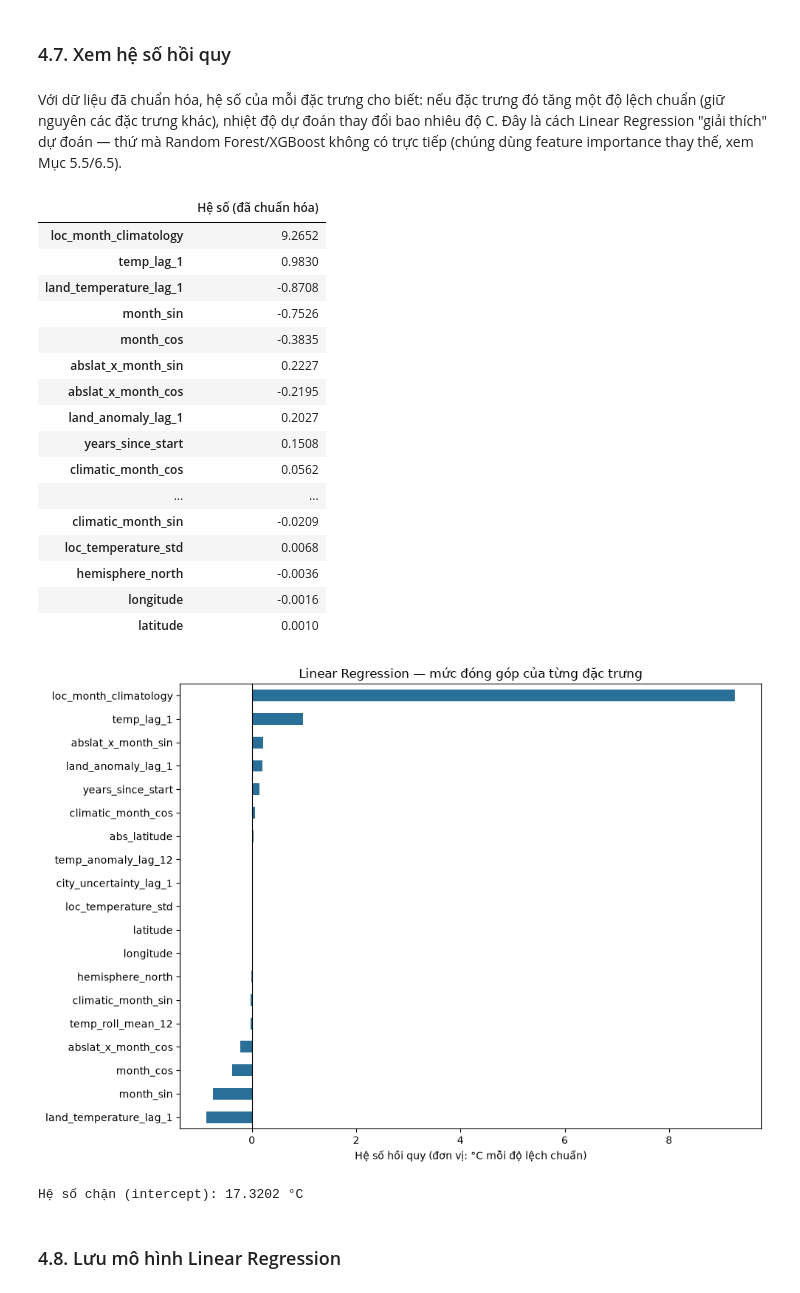
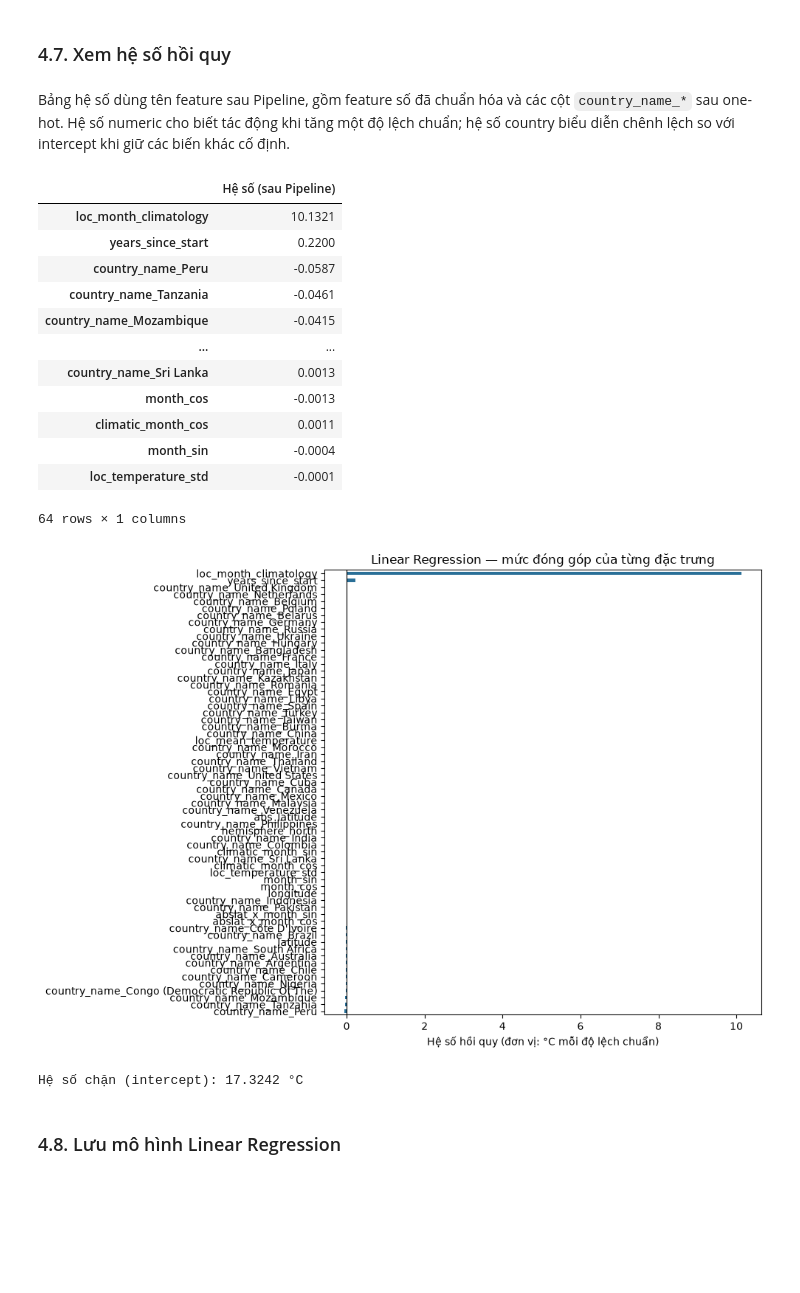
Before and after one commit to Sekaiiii1/Global-Surface-Temperature-Analysis, a Jupyter notebook: notebooks_v1/06_machine_learning.ipynb, the cells around one changed output. Saved outputs shown, nothing was run; the diff lists cells and outputs as text; code cells hidden in the pictures; blank space fills up the shorter version.

```diff
--- a/notebooks_v1/06_machine_learning.ipynb
+++ b/notebooks_v1/06_machine_learning.ipynb
@@ -250,7 +275,7 @@ if df['hemisphere_north'].dtype != 'int8':
     df['hemisphere_north'] = df['hemisphere_north'].astype('bool').astype('int8')
 
 numeric_columns = [TARGET_COLUMN] + [
-    name for name in FEATURE_NAMES if name != 'hemisphere_north'
+    name for name in NUMERIC_FEATURES if name != 'hemisphere_north'
 ]
 for column in numeric_columns:
     df[column] = df[column].astype('float32')
@@ -355,15 +372,13 @@ Việc loại bỏ được thực hiện **trong từng nhãn `data_split`**,
 # %%
-rows_before = df.groupby('data_split', observed=True).size()
+required_columns = X_ALL_COLUMNS + [Y_COLUMN]
+missing_rows = df[required_columns].isna().any(axis=1)
+if missing_rows.any():
+    missing_by_column = df.loc[missing_rows, required_columns].isna().sum()
+    raise RuntimeError(
+        'Data contract mới không cho phép missing trong feature/target. '
+        + str(missing_by_column[missing_by_column.gt(0)].to_dict())
+    )
 
-df_clean = df.dropna(subset=X_ALL_COLUMNS + [Y_COLUMN]).reset_index(drop=True)
-
-rows_after = df_clean.groupby('data_split', observed=True).size()
-
-comparison = pd.DataFrame({'Trước': rows_before, 'Sau': rows_after})
-comparison['Đã loại'] = comparison['Trước'] - comparison['Sau']
-comparison['Tỷ lệ loại (%)'] = (comparison['Đã loại'] / comparison['Trước'] * 100).round(2)
-display(comparison)
-
-print(f'Tổng số dòng: {len(df):,} → {len(df_clean):,} '
-      f'(loại {len(df) - len(df_clean):,} dòng, {(1 - len(df_clean) / len(df)):.2%}).')
+df_clean = df.copy()
+print(f'PASS: giữ nguyên {len(df_clean):,} dòng; không có lag/rolling NaN để loại.')
 # %% [output]
@@ -460,4 +510,5 @@ Dùng toàn bộ 19 đặc trưng đã chọn ở Notebook 05 — không loại
 # %%
 LR_FEATURES = list(X_ALL_COLUMNS)
-print(f'Linear Regression dùng {len(LR_FEATURES)} đặc trưng (giống hai mô hình còn lại).')
+linear_pipeline = make_model_pipeline(LinearRegression(), scale_numeric=True)
+print(f'Linear Regression dùng {len(NUMERIC_FEATURES)} feature số + {CATEGORICAL_FEATURES}.')
 # %% [output]
@@ -482,12 +528,10 @@ print('Đã chuẩn hóa train/validation/test bằng scaler fit trên train.')
 # %% [markdown]
 ### 4.4. Huấn luyện mô hình Linear Regression
 # %%
-from sklearn.linear_model import LinearRegression
-
 start_time = time.time()
-linear_model = LinearRegression()
-linear_model.fit(X_train_scaled, y_train)
+linear_pipeline.fit(X_train[LR_FEATURES], y_train)
 linear_fit_seconds = time.time() - start_time
+linear_model = linear_pipeline.named_steps['model']
 
 print(f'Đã huấn luyện Linear Regression trong {linear_fit_seconds:.2f} giây.')
 # %% [output]
@@ -545,44 +589,41 @@ Sai số trung bình (bias): +0.0217 °C — gần 0 nghĩa là mô hình không
 # %% [markdown]
 ### 4.7. Xem hệ số hồi quy
 # %% [markdown]
-Với dữ liệu đã chuẩn hóa, hệ số của mỗi đặc trưng cho biết: nếu đặc trưng đó tăng một độ lệch chuẩn (giữ nguyên các đặc trưng khác), nhiệt độ dự đoán thay đổi bao nhiêu độ C. Đây là cách Linear Regression "giải thích" dự đoán — thứ mà Random Forest/XGBoost không có trực tiếp (chúng dùng feature importance thay thế, xem Mục 5.5/6.5).
+Bảng hệ số dùng tên feature sau Pipeline, gồm feature số đã chuẩn hóa và các cột `country_name_*` sau one-hot. Hệ số numeric cho biết tác động khi tăng một độ lệch chuẩn; hệ số country biểu diễn chênh lệch so với intercept khi giữ các biến khác cố định.
 # %%
+linear_transformed_features = transformed_feature_names(linear_pipeline)
 coefficient_table = (
-    pd.Series(linear_model.coef_, index=LR_FEATURES, name='Hệ số (đã chuẩn hóa)')
+    pd.Series(linear_model.coef_, index=linear_transformed_features, name='Hệ số (sau Pipeline)')
     .sort_values(key=np.abs, ascending=False)
 )
 display(coefficient_table.to_frame())
 
 fig, ax = plt.subplots(figsize=(10, 7))
 coefficient_table.sort_values().plot.barh(ax=ax, color='#2a6f97')
 ax.axvline(0, color='black', linewidth=0.8)
 ax.set_xlabel('Hệ số hồi quy (đơn vị: °C mỗi độ lệch chuẩn)')
 ax.set_title('Linear Regression — mức đóng góp của từng đặc trưng')
 plt.tight_layout()
 plt.savefig(REPORT_IMAGES_DIR / '11_linear_regression_coefficients.png', dpi=110)
 plt.show()
 
 print(f'Hệ số chặn (intercept): {linear_model.intercept_:.4f} °C')
 # %% [output]
-|  | Hệ số (đã chuẩn hóa) |
-| loc_month_climatology | 9.2652 |
-| temp_lag_1 | 0.9830 |
-| land_temperature_lag_1 | -0.8708 |
-| month_sin | -0.7526 |
-| month_cos | -0.3835 |
-| abslat_x_month_sin | 0.2227 |
-| abslat_x_month_cos | -0.2195 |
-| land_anomaly_lag_1 | 0.2027 |
-| years_since_start | 0.1508 |
-| climatic_month_cos | 0.0562 |
+|  | Hệ số (sau Pipeline) |
+| loc_month_climatology | 10.1321 |
+| years_since_start | 0.2200 |
+| country_name_Peru | -0.0587 |
+| country_name_Tanzania | -0.0461 |
+| country_name_Mozambique | -0.0415 |
 | ... | ... |
-| climatic_month_sin | -0.0209 |
-| loc_temperature_std | 0.0068 |
-| hemisphere_north | -0.0036 |
-| longitude | -0.0016 |
-| latitude | 0.0010 |
+| country_name_Sri Lanka | 0.0013 |
+| month_cos | -0.0013 |
+| climatic_month_cos | 0.0011 |
+| month_sin | -0.0004 |
+| loc_temperature_std | -0.0001 |
+64 rows × 1 columns
-[figure, old version]
+[figure, new version]
-Hệ số chặn (intercept): 17.3202 °C
+Hệ số chặn (intercept): 17.3242 °C
 # %% [markdown]
 ### 4.8. Lưu mô hình Linear Regression
 # %%
```
Also changed, not shown: parts of 72 cells of this notebook, 29 other files.
